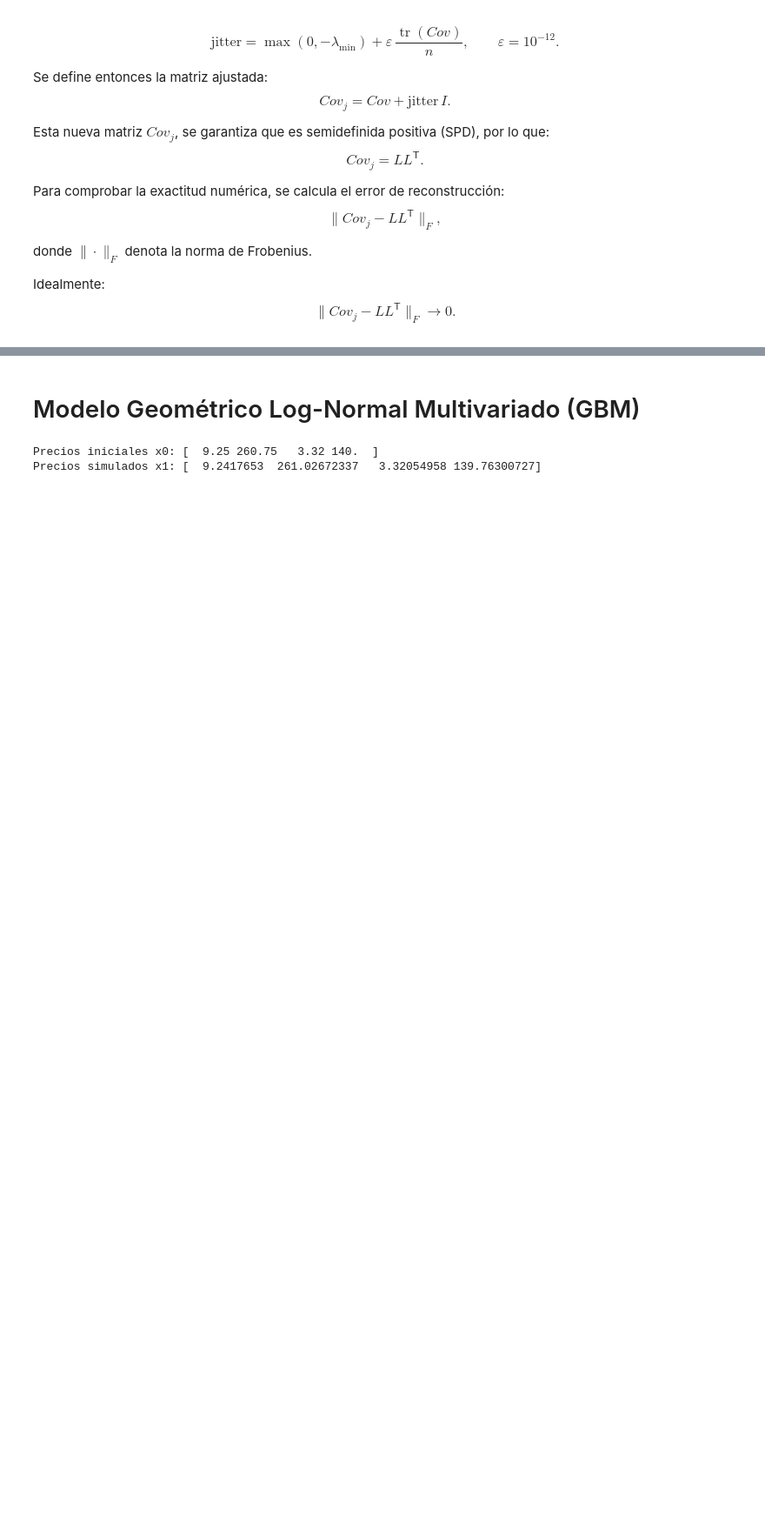
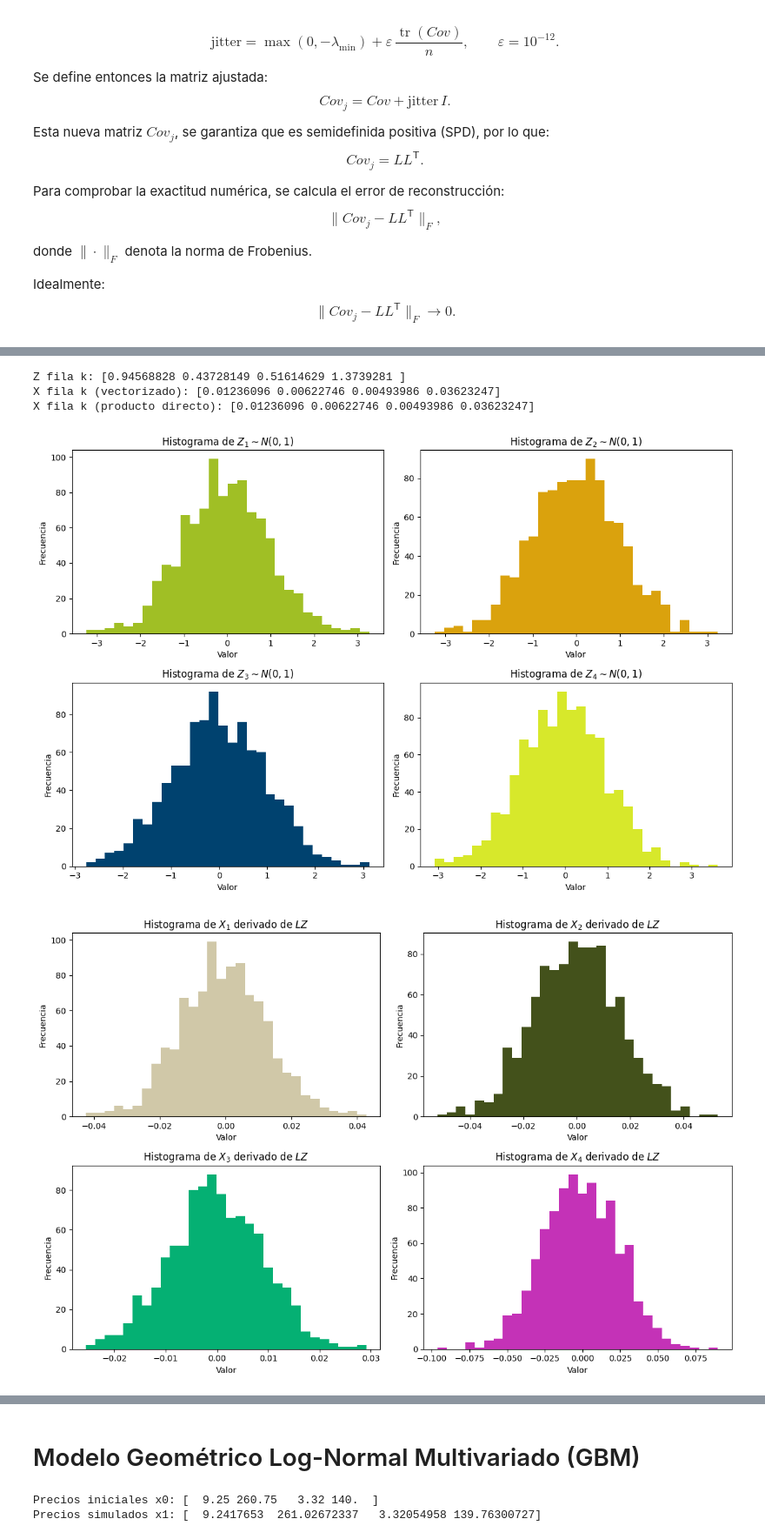
Before and after one commit to CeSaRLoPeZArTeAgA/PROBLEMAS-EN-LA-INDUSTRIA, a Jupyter notebook: DATA_BVL/EDA.ipynb, the cells around one changed output, grey strips where cells are left out. Shown at 87% size. Drawn from its saved outputs; the diff is of its cells as text; code cells hidden in the pictures; blank space fills up the shorter version.

```diff
--- a/DATA_BVL/EDA.ipynb
+++ b/DATA_BVL/EDA.ipynb
@@ -591,0 +666,74 @@ Verificacio de descomposicion: ||A(+jitter) - L L^T||_F = 6.061e-20
+# %%
+import numpy as np
+import matplotlib.pyplot as plt
+import random
+
+# genera 4 variables aleatorias Z1,...,Z4 iid ~  N(0,1)
+n = 1000 # cada una con 1000 valores
+Z = [np.random.randn(n) for _ in range(4)]
+
+# la matriz Z_mat esta ya ordenado para la multiplicacion
+Z_mat = np.column_stack(Z)    # matriz 1000 × 5
+
+# genera X = L Z   (aplicando a cada fila)
+# cada fila Z^(k) se transforma en X^(k)
+# vectorizado
+X_mat = Z_mat @ L.T   # matriz 1000 × 4
+
+# -------------------------------------------------------------------------
+# Verificación: para un índice k, debe cumplirse X[k] = L @ Z[k]
+k = 1
+print("Z fila k:", Z_mat[k])
+print("X fila k (vectorizado):", X_mat[k])
+print("X fila k (producto directo):", L @ Z_mat[k].T)
+
+# -------------------------------------------------------------------------
+# funcion color aleatorio
+def color_random():
+    return (random.random(), random.random(), random.random())
+
+# histogramas de Z_i en una sola ventana con 4 subplots (2 filas x 2 columnas)
+fig, axes = plt.subplots(2, 2, figsize=(12, 8))
+for i in range(4):
+    fila = i // 2     # 0 o 1
+    col  = i % 2      # 0 o 1
+    ax = axes[fila, col]
+
+    ax.hist(Z_mat[:, i], bins=30, color=color_random())
+    ax.set_title(fr"Histograma de $Z_{{{i+1}}} \sim N(0,1)$")
+    ax.set_xlabel("Valor")
+    ax.set_ylabel("Frecuencia")
+plt.tight_layout()
+plt.show()
+
+# histogramas de X_i en una sola ventana con 4 subplots (2 filas x 2 columnas)
+fig, axes = plt.subplots(2, 2, figsize=(12, 8))
+for i in range(4):
+    fila = i // 2     # 0 o 1
+    col  = i % 2      # 0 o 1
+    ax = axes[fila, col]
+
+    ax.hist(X_mat[:, i], bins=30, color=color_random())
+    ax.set_title(fr"Histograma de $X_{{{i+1}}}$ derivado de $LZ$")
+    ax.set_xlabel("Valor")
+    ax.set_ylabel("Frecuencia")
+plt.tight_layout()
+plt.show()
+
+# 7. Verificación de covarianza
+cov_empirica = np.cov(X_mat, rowvar=False)
+
+print("\nCovarianza empírica de X (aprox ≈ Cov original):")
+print(cov_empirica)
+
+print("\nCovarianza original:")
+print(cov_df.to_numpy())
+
+print("\nError Frobenius entre ambas (converge a 0 cuando n→∞):")
+print(np.linalg.norm(cov_empirica - cov_df.to_numpy(), ord='fro'))
+# %% [output]
+Z fila k: [0.94568828 0.43728149 0.51614629 1.3739281 ]
+X fila k (vectorizado): [0.01236096 0.00622746 0.00493986 0.03623247]
+X fila k (producto directo): [0.01236096 0.00622746 0.00493986 0.03623247]
+[figure, added]
+[figure, added]
```
Also changed, not shown: parts of 5 cells of this notebook.
